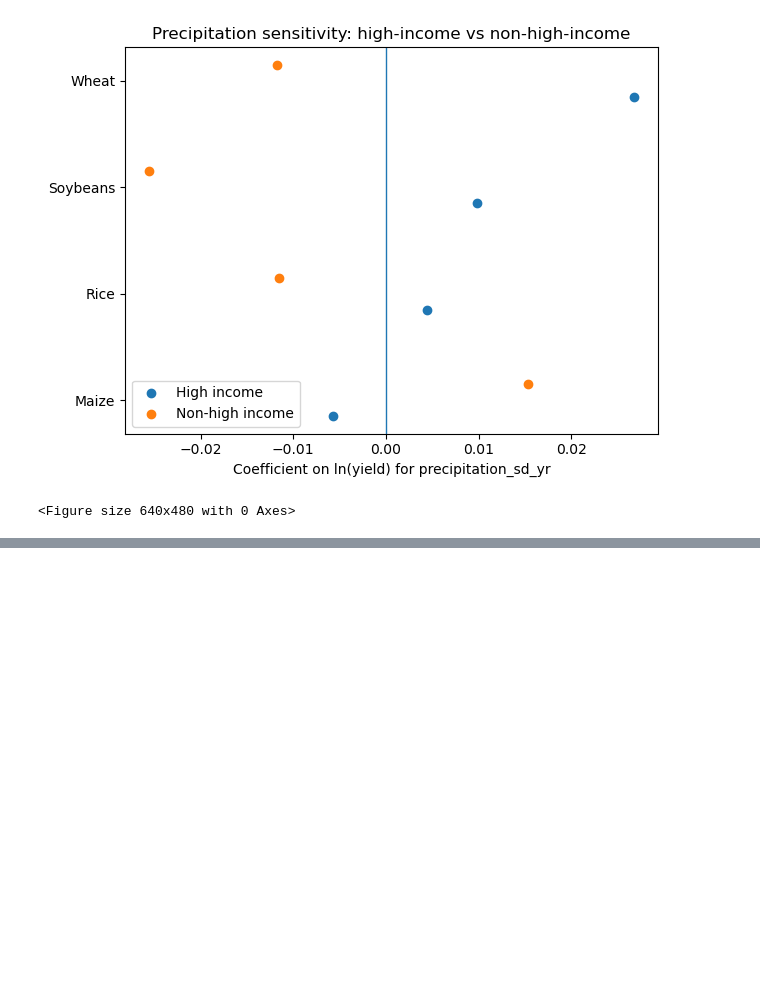
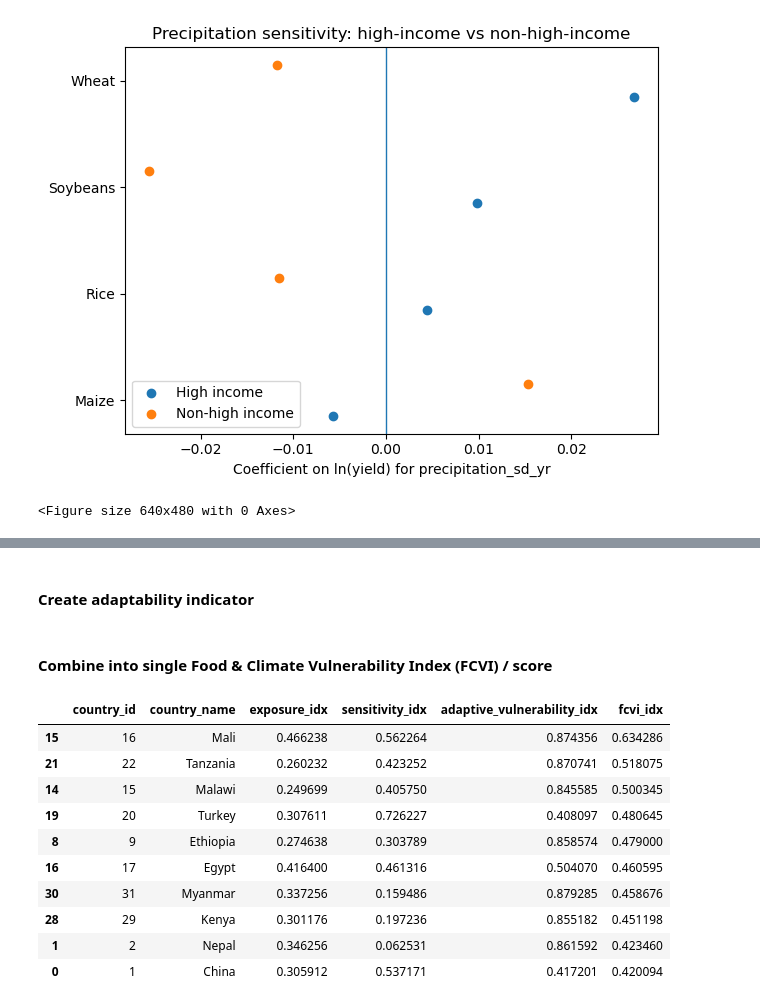
Before and after one commit to clareubc/521d_assignment, a Jupyter notebook: final_project/Final_Project.ipynb, the cells around one changed output, grey strips where cells are left out. Cells and saved outputs as stored; diff of their text form; code cells hidden in the pictures; blank space fills up the shorter version.

```diff
--- a/final_project/Final_Project.ipynb
+++ b/final_project/Final_Project.ipynb
@@ -843,0 +1146,2 @@ plt.savefig("fig4_income_precip.png", dpi=300, bbox_inches="tight")
+# %% [markdown]
+#### Create adaptability indicator
@@ -843,0 +1237,24 @@ plt.savefig("fig4_income_precip.png", dpi=300, bbox_inches="tight")
+# %% [markdown]
+#### Combine into single Food & Climate Vulnerability Index (FCVI) / score
+# %%
+# Country–year FCVI (higher = worse)
+country_year_fcvi = (
+    country_year_exposure
+    .merge(
+        country_year_sensitivity,
+        on=["country_id", "country_name", "year"],
+        how="inner"
+    )
+    .merge(
+        country_year_adaptive_capacity,
+        on=["country_id", "country_name", "year"],
+        how="inner"
+    )
+)
+
+# Aggregate FCVI
+country_year_fcvi["fcvi_idx"] = (
+    country_year_fcvi["exposure_idx"] +
+    country_year_fcvi["sensitivity_idx"] +
+    country_year_fcvi["adaptive_vulnerability_idx"]
+) / 3
@@ -843,0 +1268,32 @@ plt.savefig("fig4_income_precip.png", dpi=300, bbox_inches="tight")
+# %%
+# Create country table with all indices
+country_fcvi_summary = (
+    country_year_fcvi
+    .groupby(["country_id", "country_name"], as_index=False)
+    .agg(
+        exposure_idx=("exposure_idx", "mean"),
+        sensitivity_idx=("sensitivity_idx", "mean"),
+        adaptive_vulnerability_idx=("adaptive_vulnerability_idx", "mean"),
+        fcvi_idx=("fcvi_idx", "mean")
+    )
+)
+# %%
+top_10_highest_fcvi = (
+    country_fcvi_summary
+    .sort_values("fcvi_idx", ascending=False)
+    .head(10)
+)
+
+top_10_highest_fcvi
+# %% [output]
+|  | country_id | country_name | exposure_idx | sensitivity_idx | adaptive_vulnerability_idx | fcvi_idx |
+| 15 | 16 | Mali | 0.466238 | 0.562264 | 0.874356 | 0.634286 |
+| 21 | 22 | Tanzania | 0.260232 | 0.423252 | 0.870741 | 0.518075 |
+| 14 | 15 | Malawi | 0.249699 | 0.405750 | 0.845585 | 0.500345 |
+| 19 | 20 | Turkey | 0.307611 | 0.726227 | 0.408097 | 0.480645 |
+| 8 | 9 | Ethiopia | 0.274638 | 0.303789 | 0.858574 | 0.479000 |
+| 16 | 17 | Egypt | 0.416400 | 0.461316 | 0.504070 | 0.460595 |
+| 30 | 31 | Myanmar | 0.337256 | 0.159486 | 0.879285 | 0.458676 |
+| 28 | 29 | Kenya | 0.301176 | 0.197236 | 0.855182 | 0.451198 |
+| 1 | 2 | Nepal | 0.346256 | 0.062531 | 0.861592 | 0.423460 |
+| 0 | 1 | China | 0.305912 | 0.537171 | 0.417201 | 0.420094 |
```
Also changed, not shown: parts of 30 cells of this notebook, 1 other file.
